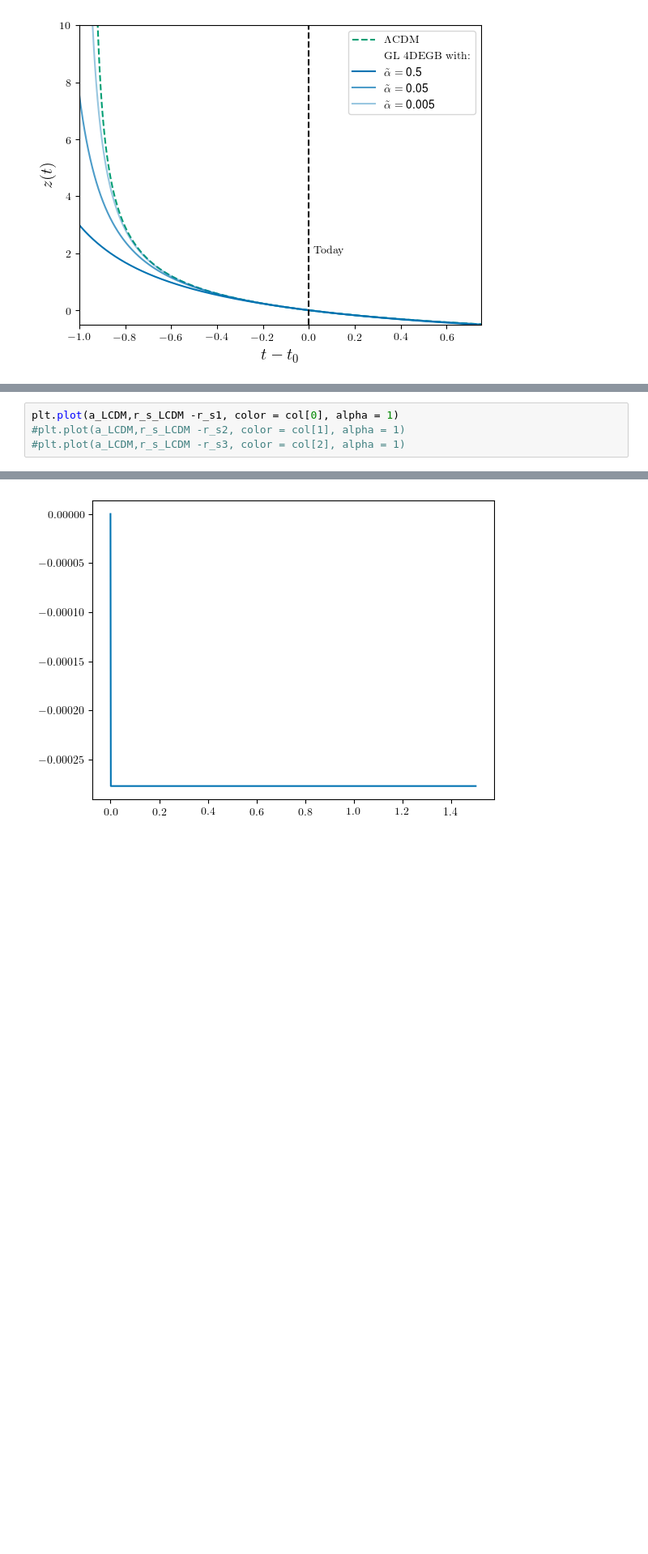
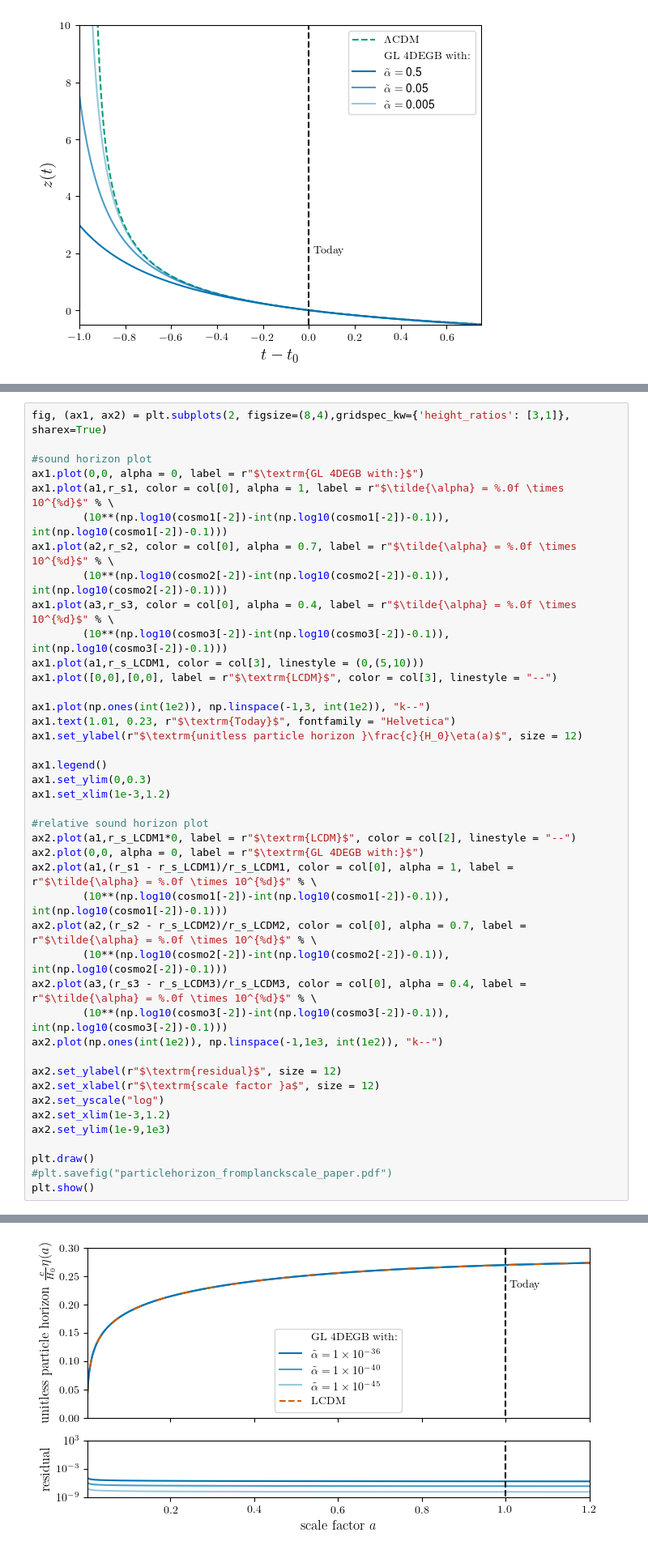
Before and after one commit to CarolaZano/4DEGB-tests, a Jupyter notebook: Background/4DEGB_background_paperplots-Copy1.ipynb, the cells around one changed output, grey strips where cells are left out. Shown at 81% size. Drawn from its saved outputs; the diff is of its cells as text; blank space fills up the shorter version.

```diff
--- a/Background/4DEGB_background_paperplots-Copy1.ipynb
+++ b/Background/4DEGB_background_paperplots-Copy1.ipynb
@@ -369,5 +397,43 @@ plt.show()
 # %%
-plt.plot(a_LCDM,r_s_LCDM -r_s1, color = col[0], alpha = 1)
-#plt.plot(a_LCDM,r_s_LCDM -r_s2, color = col[1], alpha = 1)
-#plt.plot(a_LCDM,r_s_LCDM -r_s3, color = col[2], alpha = 1)
+fig, (ax1, ax2) = plt.subplots(2, figsize=(8,4),gridspec_kw={'height_ratios': [3,1]}, sharex=True)
+
+#sound horizon plot
+ax1.plot(0,0, alpha = 0, label = r"$\textrm{GL 4DEGB with:}$")
+ax1.plot(a1,r_s1, color = col[0], alpha = 1, label = r"$\tilde{\alpha} = %.0f \times 10^{%d}$" % \
+        (10**(np.log10(cosmo1[-2])-int(np.log10(cosmo1[-2])-0.1)), int(np.log10(cosmo1[-2])-0.1)))
+ax1.plot(a2,r_s2, color = col[0], alpha = 0.7, label = r"$\tilde{\alpha} = %.0f \times 10^{%d}$" % \
+        (10**(np.log10(cosmo2[-2])-int(np.log10(cosmo2[-2])-0.1)), int(np.log10(cosmo2[-2])-0.1)))
+ax1.plot(a3,r_s3, color = col[0], alpha = 0.4, label = r"$\tilde{\alpha} = %.0f \times 10^{%d}$" % \
+        (10**(np.log10(cosmo3[-2])-int(np.log10(cosmo3[-2])-0.1)), int(np.log10(cosmo3[-2])-0.1)))
+ax1.plot(a1,r_s_LCDM1, color = col[3], linestyle = (0,(5,10)))
+ax1.plot([0,0],[0,0], label = r"$\textrm{LCDM}$", color = col[3], linestyle = "--")
+
+ax1.plot(np.ones(int(1e2)), np.linspace(-1,3, int(1e2)), "k--")
+ax1.text(1.01, 0.23, r"$\textrm{Today}$", fontfamily = "Helvetica")
+ax1.set_ylabel(r"$\textrm{unitless particle horizon }\frac{c}{H_0}\eta(a)$", size = 12)
+
+ax1.legend()
+ax1.set_ylim(0,0.3)
+ax1.set_xlim(1e-3,1.2)
+
+#relative sound horizon plot
+ax2.plot(a1,r_s_LCDM1*0, label = r"$\textrm{LCDM}$", color = col[2], linestyle = "--")
+ax2.plot(0,0, alpha = 0, label = r"$\textrm{GL 4DEGB with:}$")
+ax2.plot(a1,(r_s1 - r_s_LCDM1)/r_s_LCDM1, color = col[0], alpha = 1, label = r"$\tilde{\alpha} = %.0f \times 10^{%d}$" % \
+        (10**(np.log10(cosmo1[-2])-int(np.log10(cosmo1[-2])-0.1)), int(np.log10(cosmo1[-2])-0.1)))
+ax2.plot(a2,(r_s2 - r_s_LCDM2)/r_s_LCDM2, color = col[0], alpha = 0.7, label = r"$\tilde{\alpha} = %.0f \times 10^{%d}$" % \
+        (10**(np.log10(cosmo2[-2])-int(np.log10(cosmo2[-2])-0.1)), int(np.log10(cosmo2[-2])-0.1)))
+ax2.plot(a3,(r_s3 - r_s_LCDM3)/r_s_LCDM3, color = col[0], alpha = 0.4, label = r"$\tilde{\alpha} = %.0f \times 10^{%d}$" % \
+        (10**(np.log10(cosmo3[-2])-int(np.log10(cosmo3[-2])-0.1)), int(np.log10(cosmo3[-2])-0.1)))
+ax2.plot(np.ones(int(1e2)), np.linspace(-1,1e3, int(1e2)), "k--")
+
+ax2.set_ylabel(r"$\textrm{residual}$", size = 12)
+ax2.set_xlabel(r"$\textrm{scale factor }a$", size = 12)
+ax2.set_yscale("log")
+ax2.set_xlim(1e-3,1.2)
+ax2.set_ylim(1e-9,1e3)
+
+plt.draw()
+#plt.savefig("particlehorizon_fromplanckscale_paper.pdf")
+plt.show()
 # %% [output]
@@ -375 +440 @@ plt.plot(a_LCDM,r_s_LCDM -r_s1, color = col[0], alpha = 1)
-[figure, old version]
+[figure, new version]
```
Also changed, not shown: parts of 10 cells of this notebook, 3 other files.
